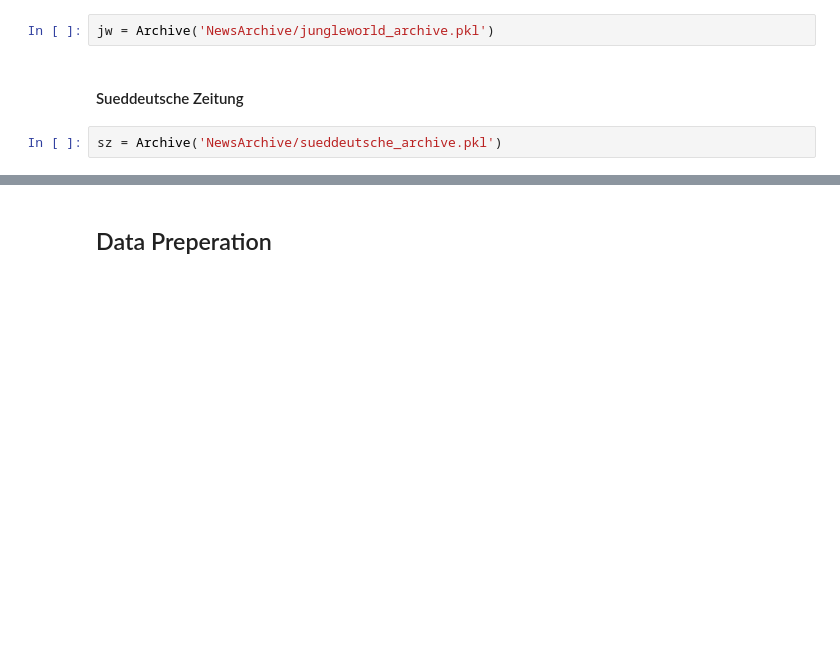
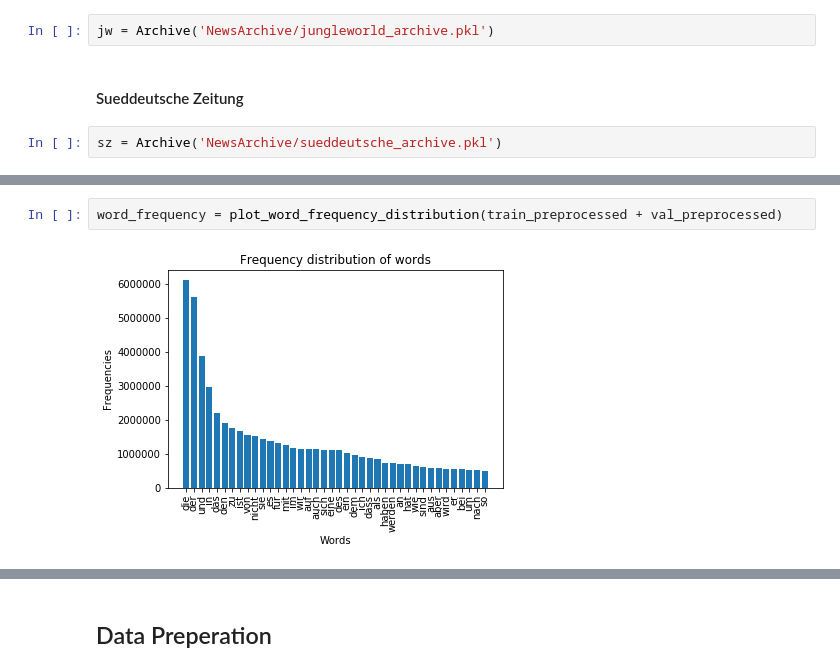
Before and after one commit to YaAk2/PoliticalBiasDetectionGER, a Jupyter notebook: PoliticalBiasDetection.ipynb, the cells around one changed output, grey strips where cells are left out. Cells and saved outputs as stored; diff of their text form; blank space fills up the shorter version.

```diff
--- a/PoliticalBiasDetection.ipynb
+++ b/PoliticalBiasDetection.ipynb
@@ -60,0 +94,4 @@ plot_num_samples_per_class(labels)
+# %%
+word_frequency = plot_word_frequency_distribution(train_preprocessed + val_preprocessed)
+# %% [output]
+[figure, added]
```
Also changed, not shown: parts of 55 cells of this notebook, 15 other files.
